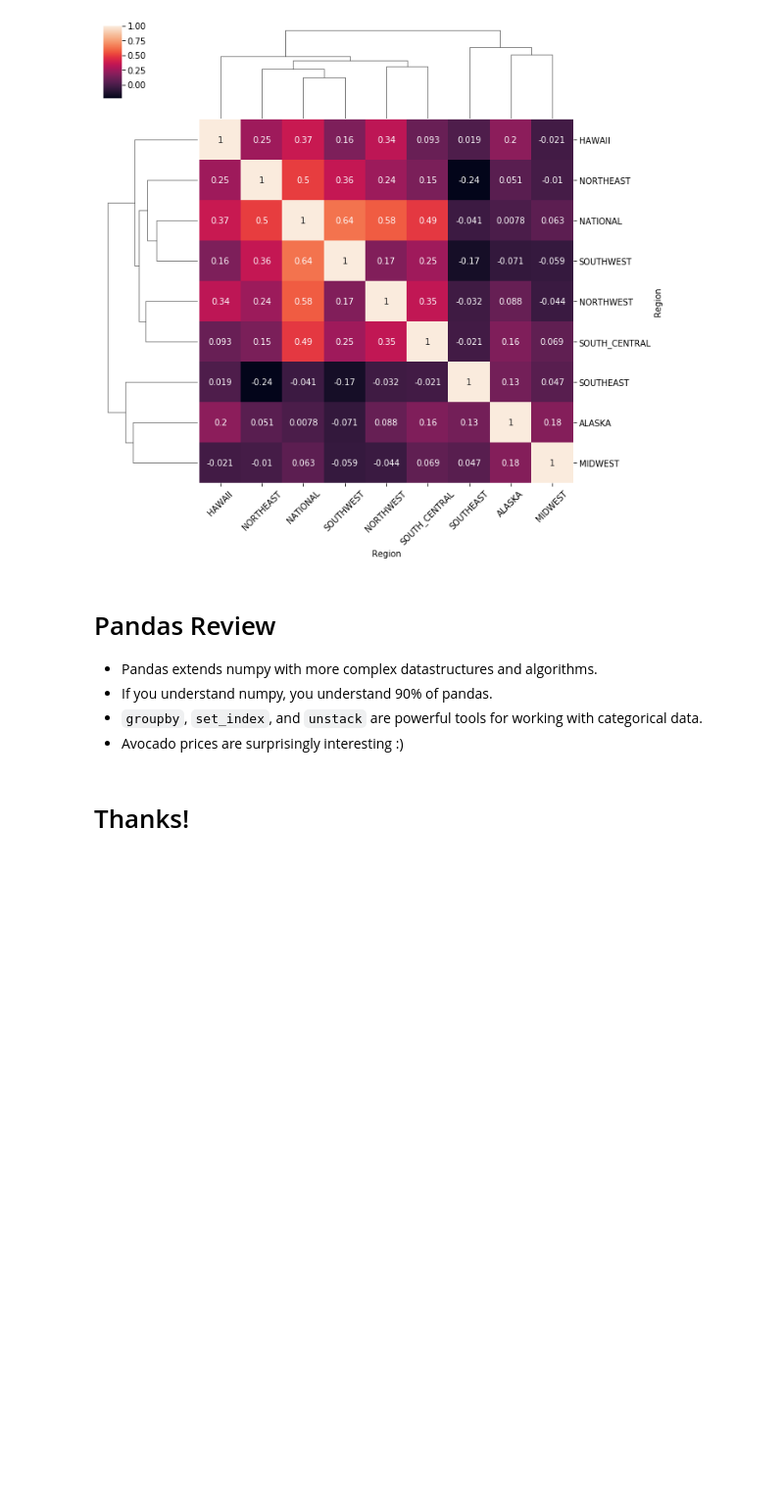
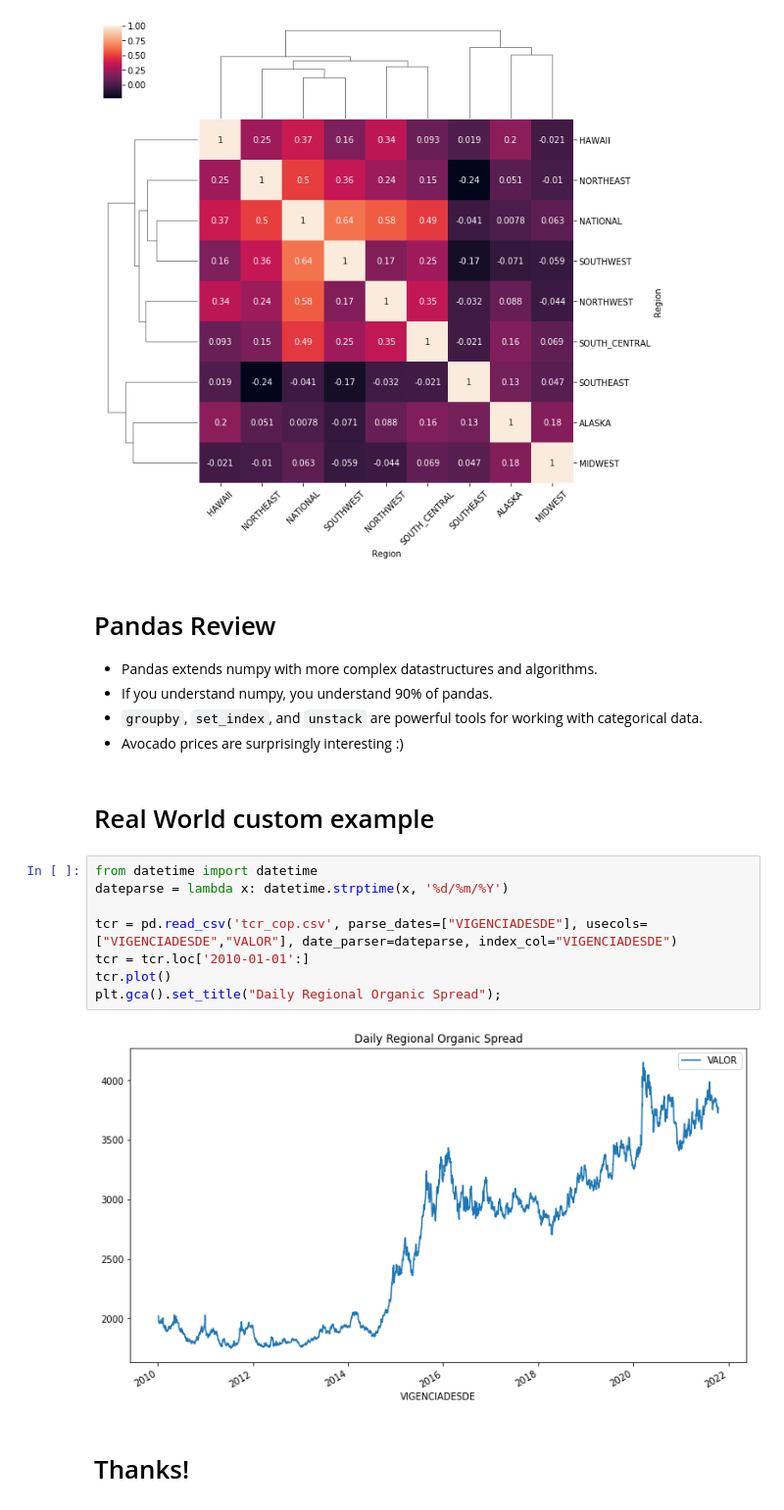
Before and after one commit to dmedinao11/AlgorithmsUN2021II, a Jupyter notebook: Lab2/dmedinao_ScottsSanderson.ipynb, the cells around one changed output. Shown at 98% size. Saved outputs shown, nothing was run; the diff lists cells and outputs as text; blank space fills up the shorter version.

```diff
--- a/Lab2/dmedinao_ScottsSanderson.ipynb
+++ b/Lab2/dmedinao_ScottsSanderson.ipynb
@@ -951,5 +1025,17 @@ ax.set_xticklabels(ax.get_xticklabels(), rotation=45);
 - If you understand numpy, you understand 90% of pandas.
 - `groupby`, `set_index`, and `unstack` are powerful tools for working with categorical data.
 - Avocado prices are surprisingly interesting :)
+# %% [markdown]
+# Real World custom example
+# %%
+from datetime import datetime
+dateparse = lambda x: datetime.strptime(x, '%d/%m/%Y')
+
+tcr = pd.read_csv('tcr_cop.csv', parse_dates=["VIGENCIADESDE"], usecols=["VIGENCIADESDE","VALOR"], date_parser=dateparse, index_col="VIGENCIADESDE")
+tcr = tcr.loc['2010-01-01':]
+tcr.plot()
+plt.gca().set_title("Daily Regional Organic Spread");
+# %% [output]
+[figure, added]
 # %% [markdown]
 # Thanks!
```
Also changed, not shown: parts of 31 cells of this notebook.
